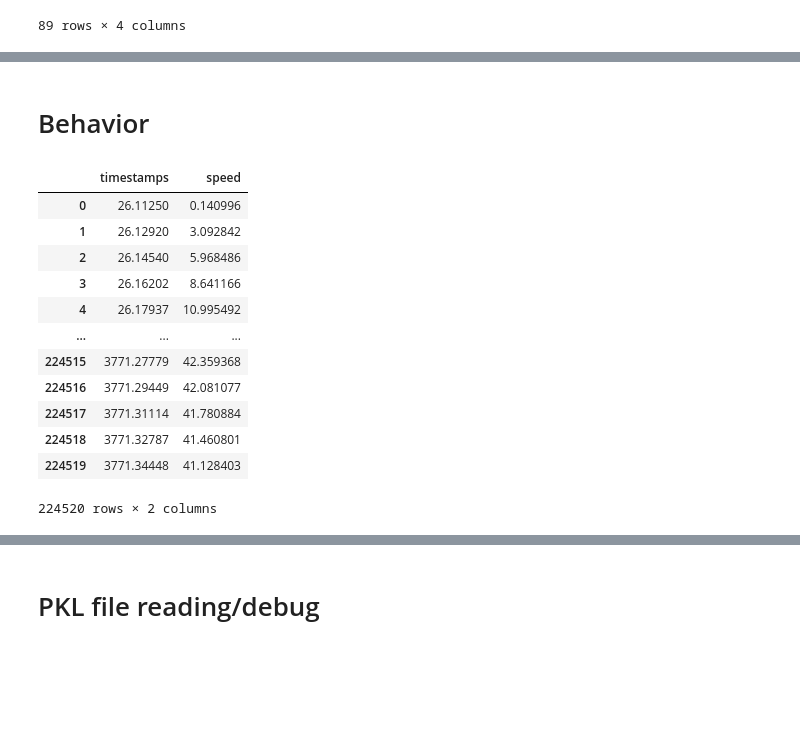
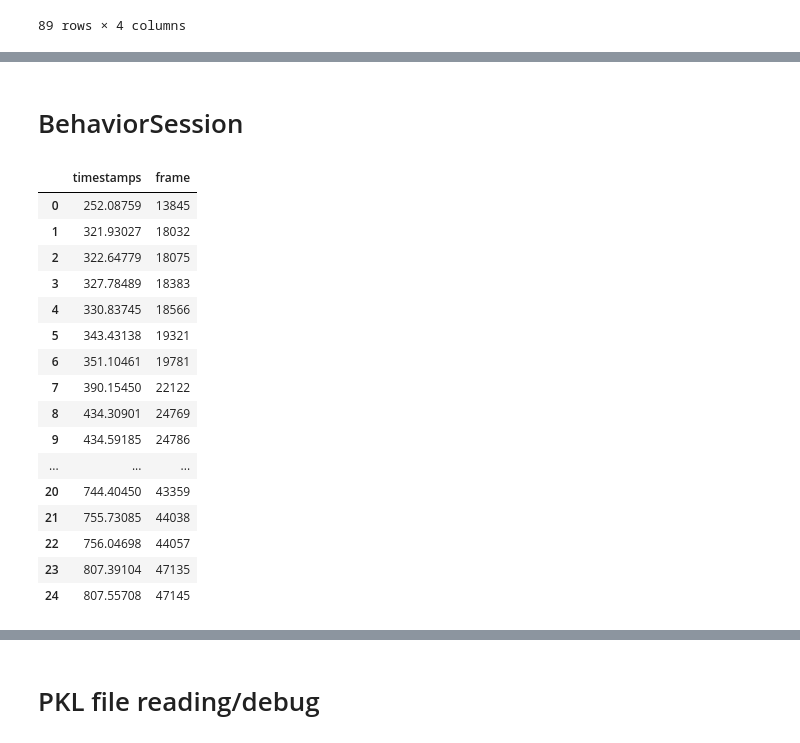
Before and after one commit to AllenNeuralDynamics/lamf-analysis, a Jupyter notebook: ophys-mfish-dev/notebooks/Dataset-object-demo.ipynb, the cells around one changed output, grey strips where cells are left out. Cells and saved outputs as stored; diff of their text form; code cells hidden in the pictures; blank space fills up the shorter version.

```diff
--- a/ophys-mfish-dev/notebooks/Dataset-object-demo.ipynb
+++ b/ophys-mfish-dev/notebooks/Dataset-object-demo.ipynb
@@ -299,2 +108,2 @@ dff.h5
 # %% [markdown]
-# Behavior
+# BehaviorSession
@@ -306,19 +109,0 @@ bd = BehaviorDataset(raw_path)
-# %%
-#dataset = OphysDataset("/allen/programs/mindscope/workgroups/learning/mattd/co_dev/data/1098444819")
-
-
-bd.running_speed
-# %% [output]
-|  | timestamps | speed |
-| 0 | 26.11250 | 0.140996 |
-| 1 | 26.12920 | 3.092842 |
-| 2 | 26.14540 | 5.968486 |
-| 3 | 26.16202 | 8.641166 |
-| 4 | 26.17937 | 10.995492 |
-| ... | ... | ... |
-| 224515 | 3771.27779 | 42.359368 |
-| 224516 | 3771.29449 | 42.081077 |
-| 224517 | 3771.31114 | 41.780884 |
-| 224518 | 3771.32787 | 41.460801 |
-| 224519 | 3771.34448 | 41.128403 |
-224520 rows × 2 columns
@@ -324,0 +113,20 @@ bd.running_speed
+# %%
+bs.licks
+# %% [output]
+|  | timestamps | frame |
+| 0 | 252.08759 | 13845 |
+| 1 | 321.93027 | 18032 |
+| 2 | 322.64779 | 18075 |
+| 3 | 327.78489 | 18383 |
+| 4 | 330.83745 | 18566 |
+| 5 | 343.43138 | 19321 |
+| 6 | 351.10461 | 19781 |
+| 7 | 390.15450 | 22122 |
+| 8 | 434.30901 | 24769 |
+| 9 | 434.59185 | 24786 |
+| ... | ... | ... |
+| 20 | 744.40450 | 43359 |
+| 21 | 755.73085 | 44038 |
+| 22 | 756.04698 | 44057 |
+| 23 | 807.39104 | 47135 |
+| 24 | 807.55708 | 47145 |
```
Also changed, not shown: parts of 49 cells of this notebook, 4 other files.
